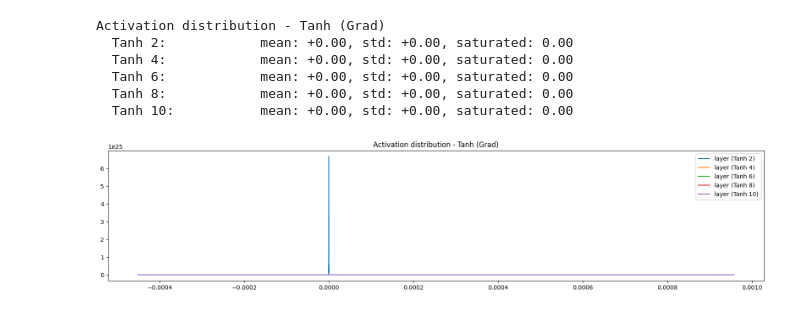
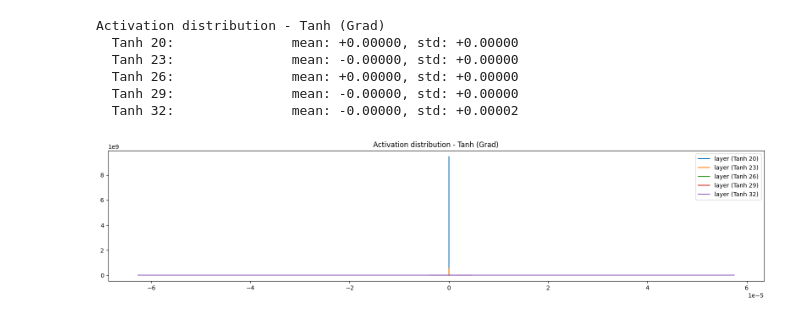
Before and after one commit to michal-minich/makemore-mm, a Jupyter notebook: projects/layers/layers.ipynb, the cells around one changed output. Saved outputs shown, nothing was run; the diff lists cells and outputs as text; code cells hidden in the pictures.

```diff
--- a/projects/layers/layers.ipynb
+++ b/projects/layers/layers.ipynb
@@ -262,11 +294,11 @@ Text(0.5, 1.0, 'Gradient distribution')
 # %%
-plotActivationsDistribution(np, Tanh, useGrad=True)
+plotActivationsDistribution(np.layers, Tanh, useGrad=True)
 # %% [output]
 Activation distribution - Tanh (Grad)
-  Tanh 2:            mean: +0.00, std: +0.00, saturated: 0.00
-  Tanh 4:            mean: +0.00, std: +0.00, saturated: 0.00
-  Tanh 6:            mean: +0.00, std: +0.00, saturated: 0.00
-  Tanh 8:            mean: +0.00, std: +0.00, saturated: 0.00
-  Tanh 10:           mean: +0.00, std: +0.00, saturated: 0.00
+  Tanh 20:               mean: +0.00000, std: +0.00000
+  Tanh 23:               mean: -0.00000, std: +0.00000
+  Tanh 26:               mean: +0.00000, std: +0.00000
+  Tanh 29:               mean: -0.00000, std: +0.00000
+  Tanh 32:               mean: -0.00000, std: +0.00002
-[figure, old version]
+[figure, new version]
 # %%
```
Also changed, not shown: parts of 27 cells of this notebook, 7 other files.
